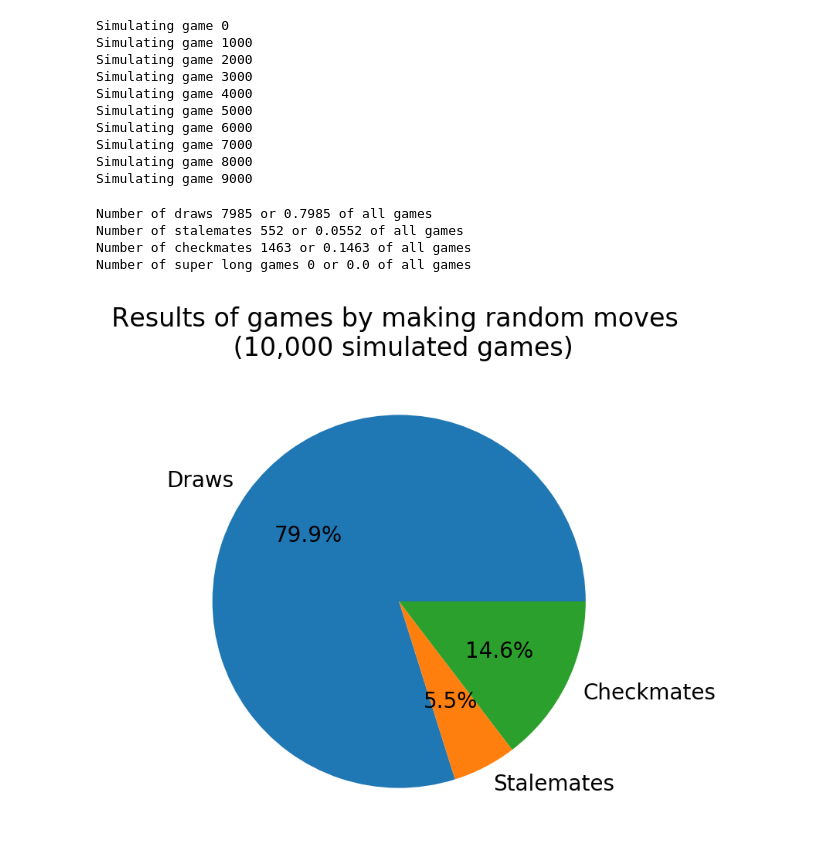
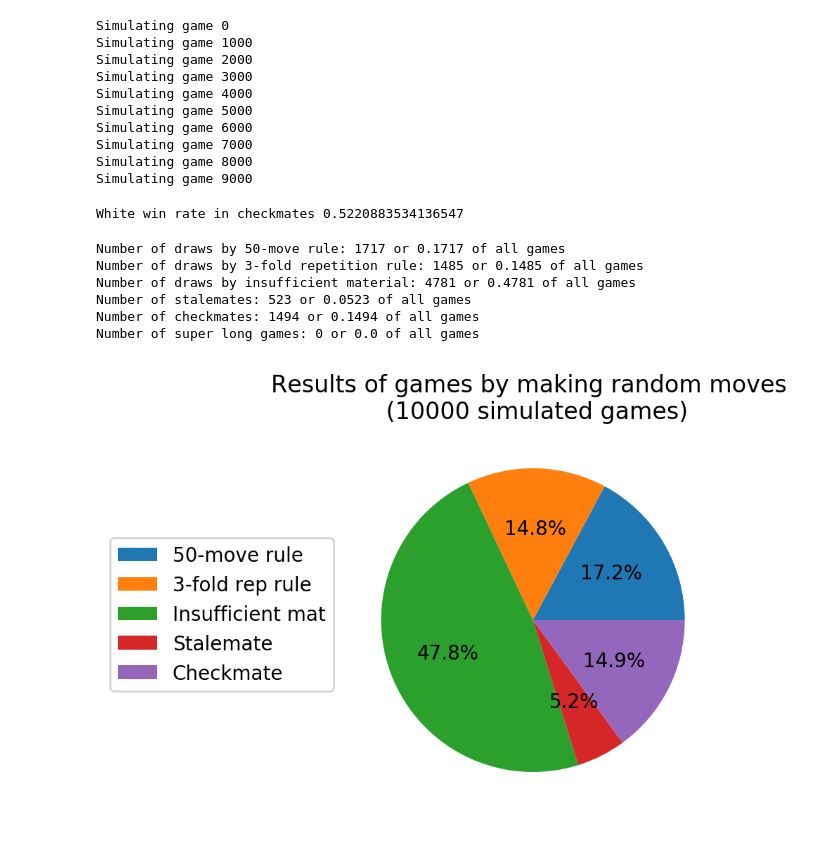
Before and after one commit to tfburns/random-chess, a Jupyter notebook: Random-moves-in-chess.ipynb, the cells around one changed output. Saved outputs shown, nothing was run; the diff lists cells and outputs as text; code cells hidden in the pictures.

```diff
--- a/Random-moves-in-chess.ipynb
+++ b/Random-moves-in-chess.ipynb
@@ -15,11 +15,18 @@ plt.rcParams['figure.facecolor'] = 'w'
 # %%
 number_of_games_to_test = 10_000
 max_allowable_moves = 1_000_000
-draws = 0
-draws_moves = []
+draws_50moves = 0
+draws_50moves_moves = []
+draws_3rep = 0
+draws_3rep_moves = []
+draws_insufficientmat = 0
+draws_insufficientmat_moves = []
 stalemates = 0
 stalemates_moves = []
 checkmates = 0
+checkmating_piece = []
+white_wins = 0
+checkmate_boards = []
 checkmates_moves = []
 super_long_games = 0
 # %%
@@ -68,19 +84,33 @@ Simulating game 6000
 Simulating game 7000
 Simulating game 8000
 Simulating game 9000
+# %%
+# print("White win rate in checkmates:", white_wins/checkmates) ### UNCOMMENT THIS!
+# in the latest simulation, the code block above had: if board.turn instead of if not board.turn
+# since simulating 10_000 games takes a while, I'll just invert this simulation's result
+print("White win rate in checkmates", np.abs(white_wins/checkmates - 1)) ### COMMENT THIS!
+# %% [output]
+White win rate in checkmates 0.5220883534136547
 # %%
-print("Number of draws", draws, "or", draws/number_of_games_to_test, "of all games")
-print("Number of stalemates", stalemates, "or", stalemates/number_of_games_to_test, "of all games")
-print("Number of checkmates", checkmates, "or", checkmates/number_of_games_to_test, "of all games")
-print("Number of super long games", super_long_games, "or", super_long_games/number_of_games_to_test, "of all games")
+print("Number of draws by 50-move rule:", draws_50moves, "or", draws_50moves/number_of_games_to_test, "of all games")
+print("Number of draws by 3-fold repetition rule:", draws_3rep, "or", draws_3rep/number_of_games_to_test, "of all games")
+print("Number of draws by insufficient material:", draws_insufficientmat, "or", draws_insufficientmat/number_of_games_to_test, "of all games")
+print("Number of stalemates:", stalemates, "or", stalemates/number_of_games_to_test, "of all games")
+print("Number of checkmates:", checkmates, "or", checkmates/number_of_games_to_test, "of all games")
+print("Number of super long games:", super_long_games, "or", super_long_games/number_of_games_to_test, "of all games")
 # %% [output]
-Number of draws 7985 or 0.7985 of all games
-Number of stalemates 552 or 0.0552 of all games
-Number of checkmates 1463 or 0.1463 of all games
-Number of super long games 0 or 0.0 of all games
+Number of draws by 50-move rule: 1717 or 0.1717 of all games
+Number of draws by 3-fold repetition rule: 1485 or 0.1485 of all games
+Number of draws by insufficient material: 4781 or 0.4781 of all games
+Number of stalemates: 523 or 0.0523 of all games
+Number of checkmates: 1494 or 0.1494 of all games
+Number of super long games: 0 or 0.0 of all games
 # %%
-plt.title("Results of games by making random moves \n (10,000 simulated games)")
-plt.pie([draws, stalemates, checkmates], labels=["Draws", "Stalemates", "Checkmates"], autopct='%1.1f%%')
+plt.title("Results of games by making random moves \n (%i simulated games)" %number_of_games_to_test)
+plt.pie([draws_50moves, draws_3rep, draws_insufficientmat, stalemates, checkmates], autopct='%1.1f%%')
+plt.legend(labels=["50-move rule", "3-fold rep rule", "Insufficient mat", "Stalemate", "Checkmate"],
+           bbox_to_anchor=(0,0.5), loc="center right", fontsize=10, bbox_transform=plt.gcf().transFigure)
+plt.subplots_adjust(left=0.0, bottom=0.1, right=0.45)
 plt.show()
 # %% [output]
-[figure, old version]
+[figure, new version]
```
Also changed, not shown: parts of 8 cells of this notebook.
